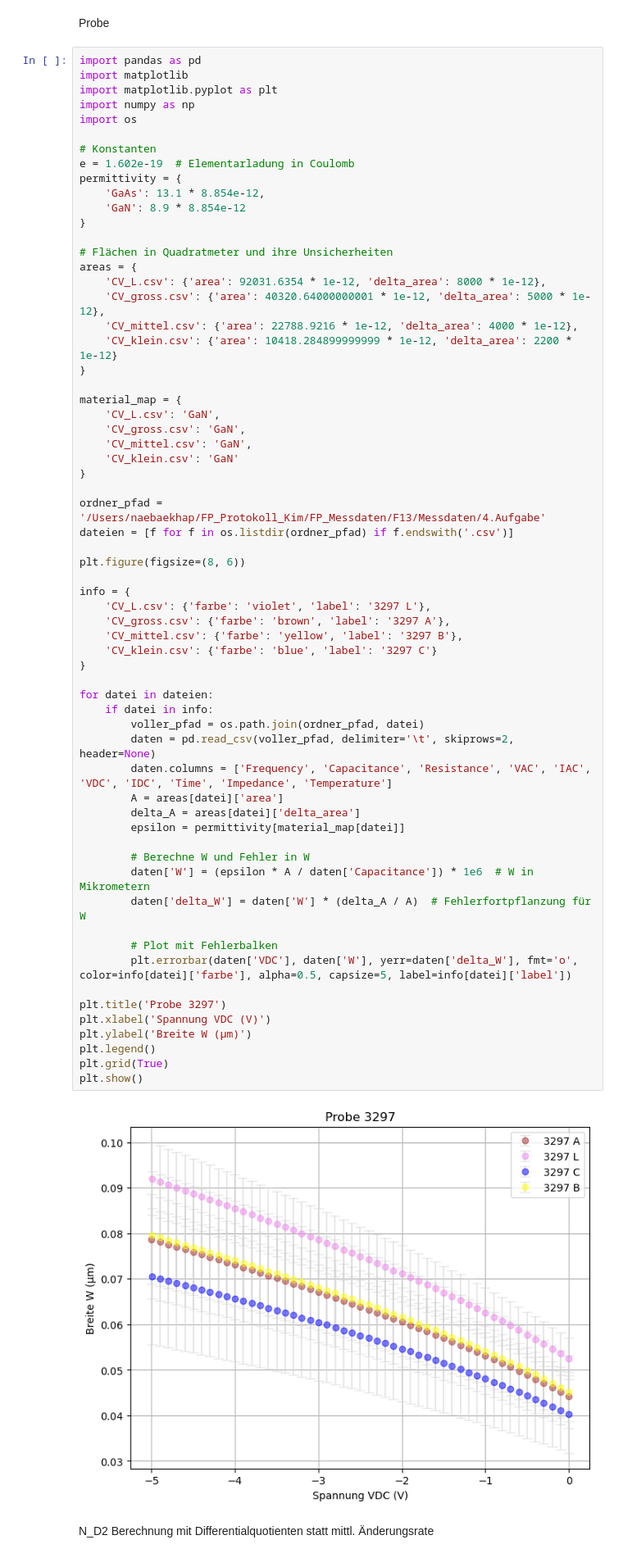
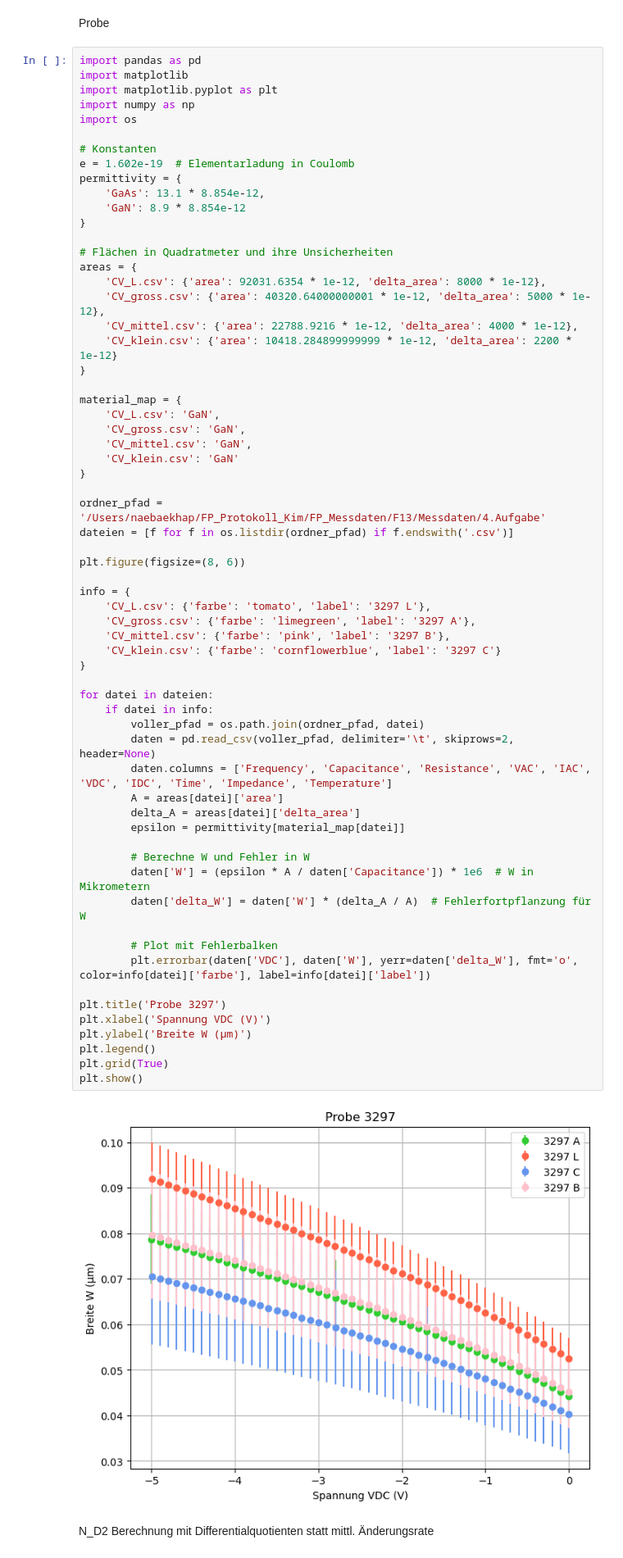
Before and after one commit to 6thKimOfTu/f13_ideas, a Jupyter notebook: cv.ipynb, the cells around one changed output. Shown at 82% size. Drawn from its saved outputs; the diff is of its cells as text.

```diff
--- a/cv.ipynb
+++ b/cv.ipynb
@@ -254,39 +254,39 @@ material_map = {
 ordner_pfad = '/Users/naebaekhap/FP_Protokoll_Kim/FP_Messdaten/F13/Messdaten/4.Aufgabe'
 dateien = [f for f in os.listdir(ordner_pfad) if f.endswith('.csv')]
 
 plt.figure(figsize=(8, 6))
 
 info = {
-    'CV_L.csv': {'farbe': 'violet', 'label': '3297 L'},
-    'CV_gross.csv': {'farbe': 'brown', 'label': '3297 A'},
-    'CV_mittel.csv': {'farbe': 'yellow', 'label': '3297 B'},
-    'CV_klein.csv': {'farbe': 'blue', 'label': '3297 C'}
+    'CV_L.csv': {'farbe': 'tomato', 'label': '3297 L'},
+    'CV_gross.csv': {'farbe': 'limegreen', 'label': '3297 A'},
+    'CV_mittel.csv': {'farbe': 'pink', 'label': '3297 B'},
+    'CV_klein.csv': {'farbe': 'cornflowerblue', 'label': '3297 C'}
 }
 
 for datei in dateien:
     if datei in info:
         voller_pfad = os.path.join(ordner_pfad, datei)
         daten = pd.read_csv(voller_pfad, delimiter='\t', skiprows=2, header=None)
         daten.columns = ['Frequency', 'Capacitance', 'Resistance', 'VAC', 'IAC', 'VDC', 'IDC', 'Time', 'Impedance', 'Temperature']
         A = areas[datei]['area']
         delta_A = areas[datei]['delta_area']
         epsilon = permittivity[material_map[datei]]
 
         # Berechne W und Fehler in W
         daten['W'] = (epsilon * A / daten['Capacitance']) * 1e6  # W in Mikrometern
         daten['delta_W'] = daten['W'] * (delta_A / A)  # Fehlerfortpflanzung für W
 
         # Plot mit Fehlerbalken
-        plt.errorbar(daten['VDC'], daten['W'], yerr=daten['delta_W'], fmt='o', color=info[datei]['farbe'], alpha=0.5, capsize=5, label=info[datei]['label'])
+        plt.errorbar(daten['VDC'], daten['W'], yerr=daten['delta_W'], fmt='o', color=info[datei]['farbe'], label=info[datei]['label'])
 
 plt.title('Probe 3297')
 plt.xlabel('Spannung VDC (V)')
 plt.ylabel('Breite W (µm)')
 plt.legend()
 plt.grid(True)
 plt.show()
 # %% [output]
-[figure, old version]
+[figure, new version]
 # %% [markdown]
 N_D2 Berechnung mit Differentialquotienten statt mittl. Änderungsrate
 # %%
```
